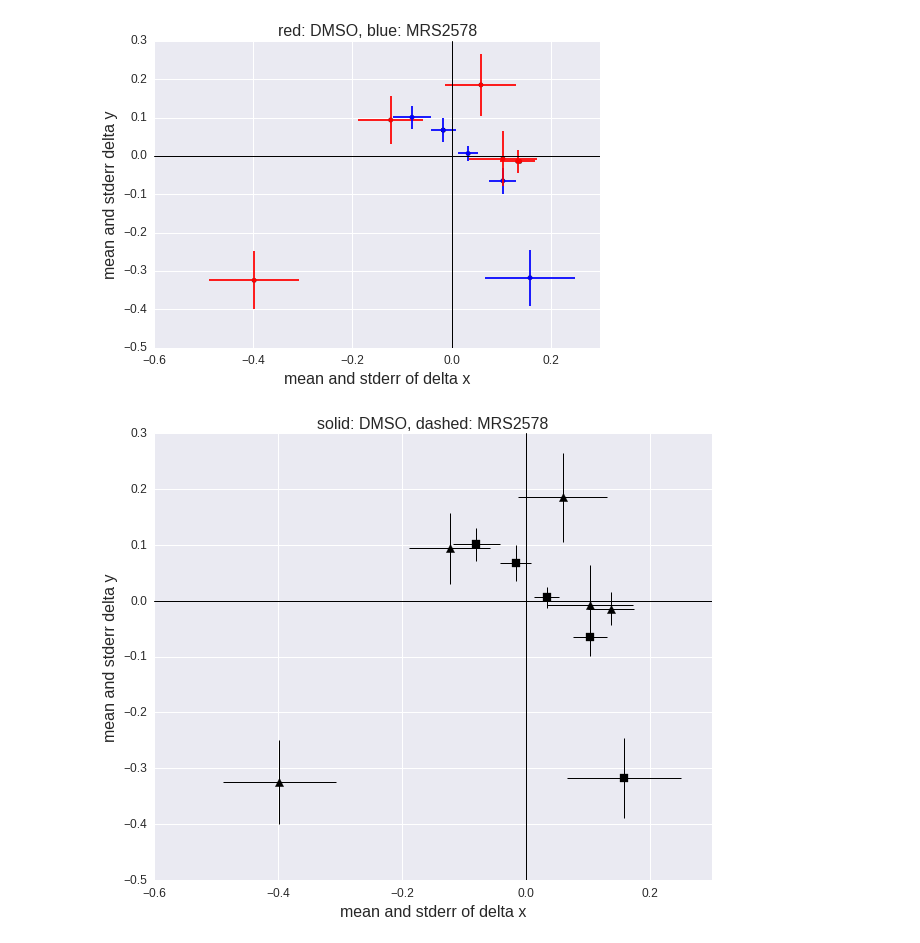
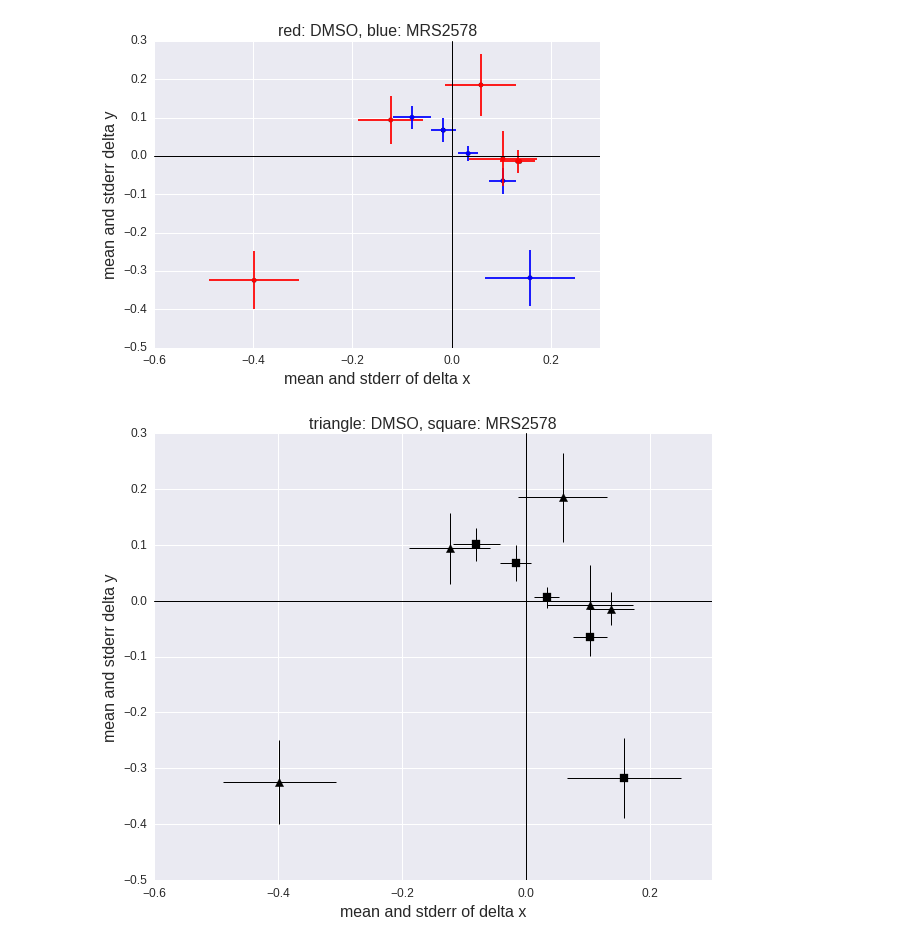
Before and after one commit to quinngroup/JI-2016-MRS2578, a Jupyter notebook: calculate_motion_cells.py.ipynb, the cells around one changed output. Drawn from its saved outputs; the diff is of its cells as text; code cells hidden in the pictures.

Commit message:
fix title

```diff
--- a/calculate_motion_cells.py.ipynb
+++ b/calculate_motion_cells.py.ipynb
@@ -274,32 +274,32 @@ y_std_ers = [np.std(y) / np.sqrt(len(ys)) for y in ys]
 
 f, ax = plt.subplots(figsize=(10, 8))
 DMSO_xmeans = [xmeans[i] for i in [0, 4, 6, 8, 10]]
 DMSO_ymeans = [ymeans[i] for i in [0, 4, 6, 8, 10]]
 MRS2578_xmeans = [xmeans[i] for i in [1, 5, 7, 9, 11]]
 MRS2578_ymeans = [ymeans[i] for i in [1, 5, 7, 9, 11]]
 
 ax.scatter(DMSO_xmeans,DMSO_ymeans, c="black", marker="^", s=70)
 ax.scatter(MRS2578_xmeans,MRS2578_ymeans, c="black", marker="s", s=70)
 
-ax.set_title("solid: DMSO, dashed: MRS2578", size=16)
+ax.set_title("triangle: DMSO, square: MRS2578", size=16)
 ax.set_xlabel('mean and stderr of delta x', fontsize=16)
 ax.set_ylabel('mean and stderr delta y', fontsize=16)
 plt.axhline(0, color='black', linewidth=1)
 plt.axvline(0, color='black', linewidth=1)
 ax.tick_params(axis='both', which='major', labelsize=12)
 
 for i in range(len(xmeans)):
     # remove duplicates
     if i in [2, 3]:
         continue
 
     eb1=plt.errorbar(xmeans[i],ymeans[i],xerr=x_std_ers[i], lw=2, color="black", elinewidth=1)
 #     eb1[-1][0].set_linestyle(linestyle[i])
 
     eb2=plt.errorbar(xmeans[i],ymeans[i],yerr=y_std_ers[i], lw=2, color="black", elinewidth=1)
 #     eb2[-1][0].set_linestyle(linestyle[i])
 
 plt.show()
 f.savefig("histograms/combined_black_and_white.png")
 # %% [output]
-[figure, old version]
+[figure, new version]
```
Also changed, not shown: 1 other file.
